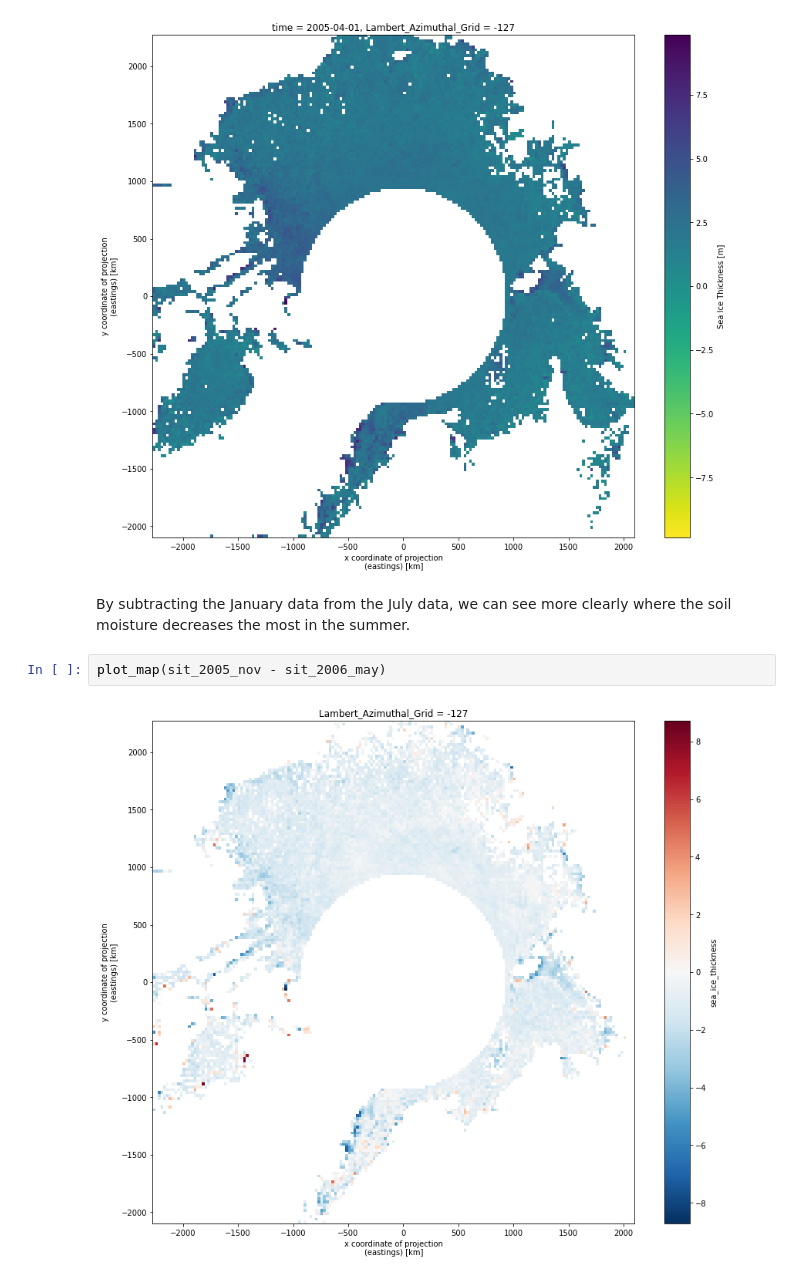
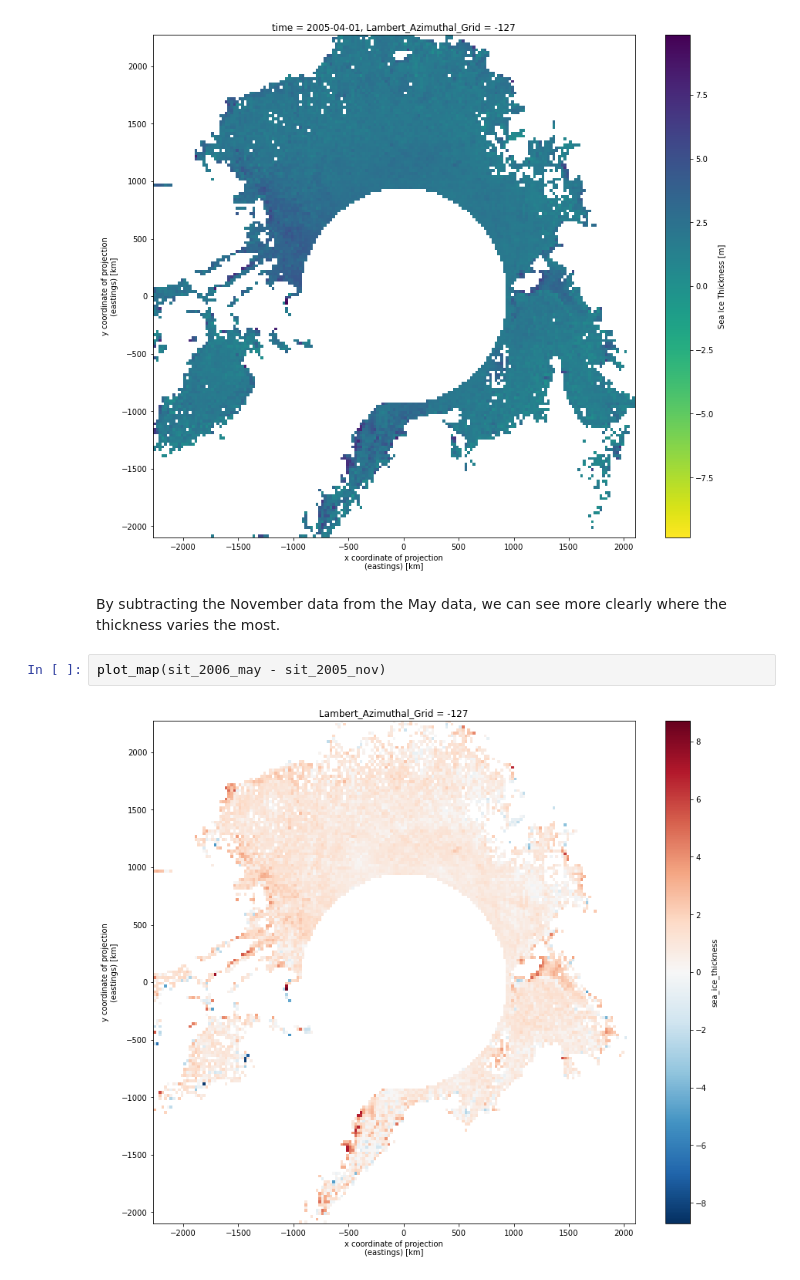
Before and after one commit to xcube-dev/xcube-cds, a Jupyter notebook: examples/notebooks/Ex3-CDS-store-sea-ice-thickness.ipynb, the cells around one changed output. Cells and saved outputs as stored; diff of their text form.

```diff
--- a/examples/notebooks/Ex3-CDS-store-sea-ice-thickness.ipynb
+++ b/examples/notebooks/Ex3-CDS-store-sea-ice-thickness.ipynb
@@ -90,8 +90,8 @@ plot_map(sit_2006_may, cmap='viridis_r')
 # %% [output]
 [figure]
 # %% [markdown]
-By subtracting the January data from the July data, we can see more clearly where the soil moisture decreases the most in the summer.
+By subtracting the November data from the May data, we can see more clearly where the thickness varies the most.
 # %%
-plot_map(sit_2005_nov - sit_2006_may)
+plot_map(sit_2006_may - sit_2005_nov)
 # %% [output]
-[figure, old version]
+[figure, new version]
```
Also changed, not shown: parts of 10 cells of this notebook.
